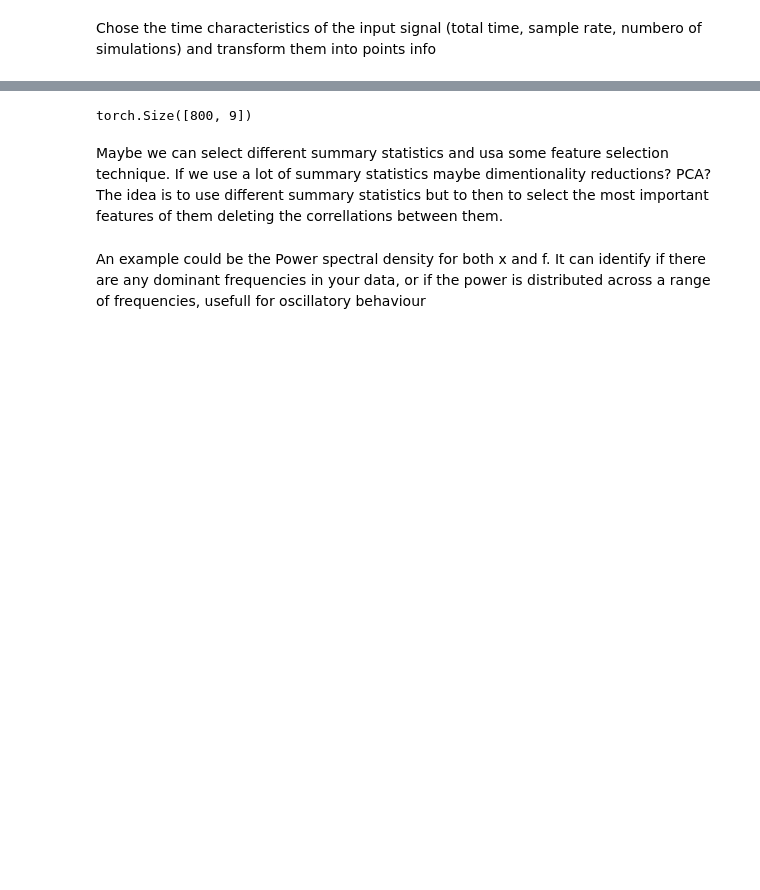
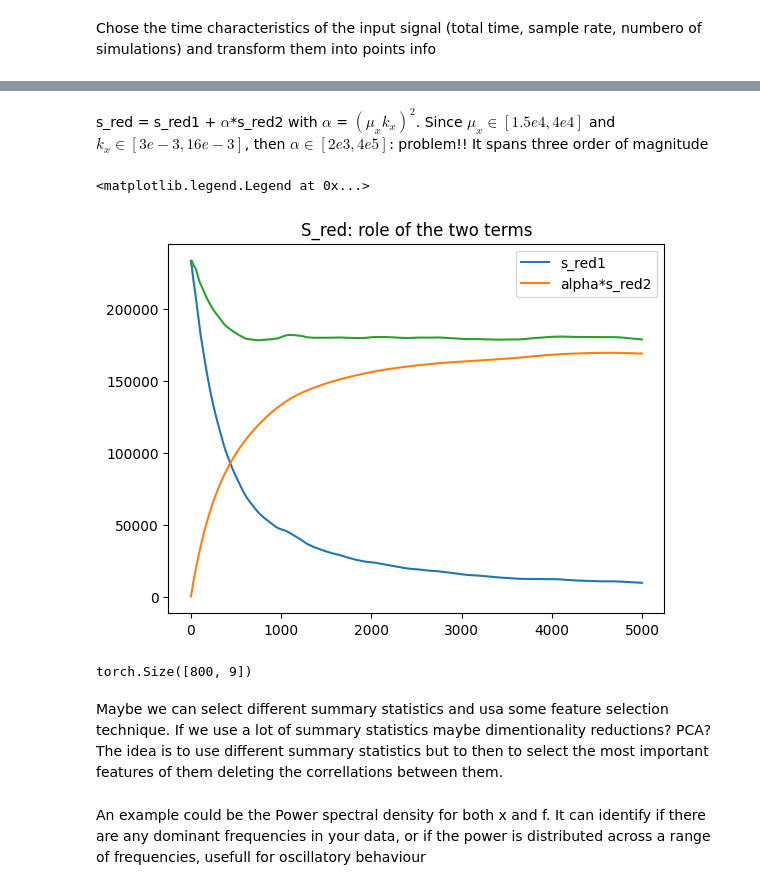
Before and after one commit to jacopocarotenuto/SBI_RedBloodCells, a Jupyter notebook: results.ipynb, the cells around one changed output, grey strips where cells are left out. Saved outputs shown, nothing was run; the diff lists cells and outputs as text; code cells hidden in the pictures; blank space fills up the shorter version.

Commit message:
S_redx fixed

```diff
--- a/results.ipynb
+++ b/results.ipynb
@@ -111,3 +100,17 @@ del simulation
+# %% [markdown]
+s_red = s_red1 + $\alpha$\*s_red2   with $\alpha$ = $(\mu_x k_x)^2$. Since $\mu_x \in [1.5e4, 4e4]$  and $k_x \in [3e-3, 16e-3]$, then $\alpha \in [2e3,4e5]$: problem!! It spans three order of magnitude
+# %%
+plt.title("S_red: role of the two terms")
+#plt.xlim(0, 1000)
+plt.plot(summary_stats["s_red1"], label="s_red1")
+alpha = 1e4
+plt.plot(alpha*summary_stats["s_red2"], label="alpha*s_red2")
+plt.plot(summary_stats["s_red1"] + alpha*summary_stats["s_red2"])
+#plt.plot(summary_stats["s_redx"])
+plt.legend()
+# %% [output]
+<matplotlib.legend.Legend at 0x...>
+[figure, added]
 # %%
 theta_torch = theta.to(torch.float32)
 s = s.to(torch.float32)
```
Also changed, not shown: parts of 7 cells of this notebook, 1 other file.
